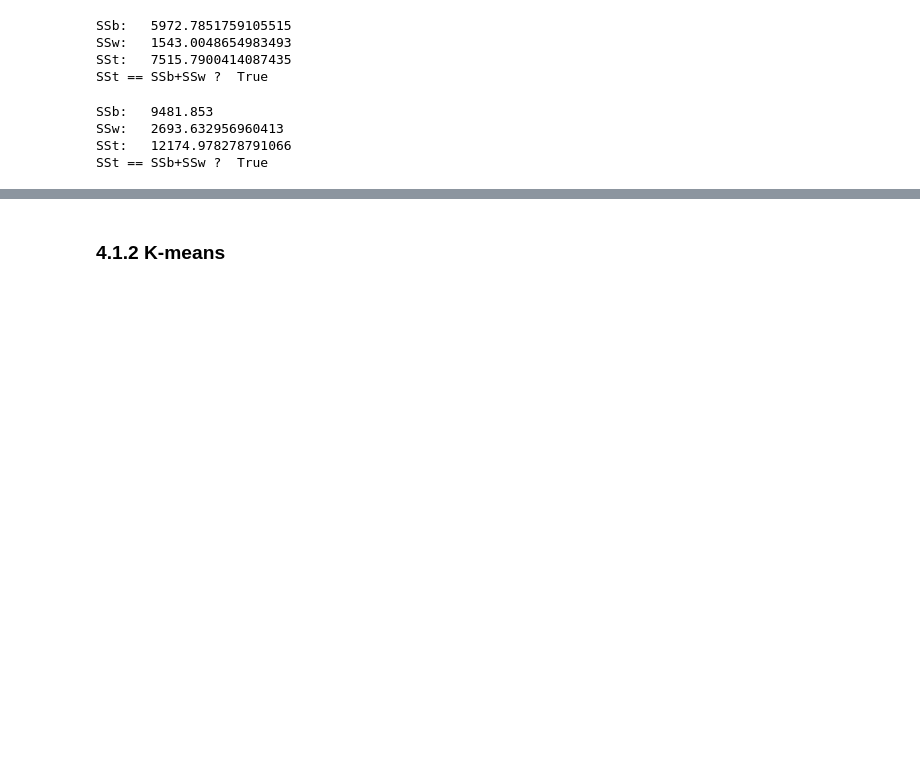
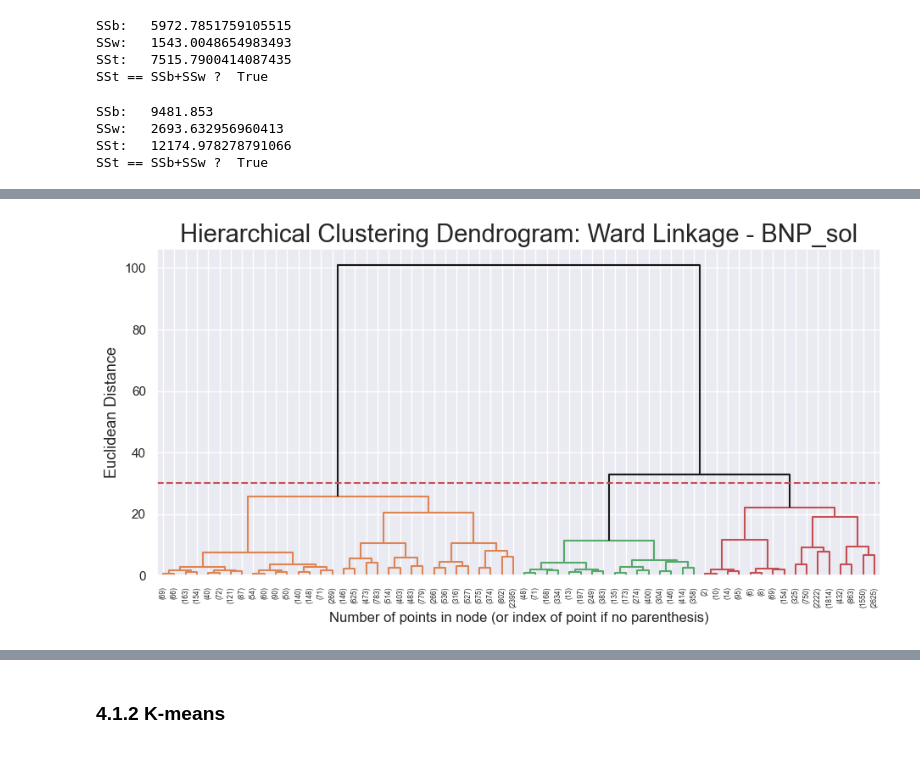
Before and after one commit to Alanog10/BNP-Paribas, a Jupyter notebook: Clustering.ipynb, the cells around one changed output, grey strips where cells are left out. Cells and saved outputs as stored; diff of their text form; code cells hidden in the pictures; blank space fills up the shorter version.

```diff
--- a/Clustering.ipynb
+++ b/Clustering.ipynb
@@ -1597,15 +1599,17 @@ linkage_matrix_sol= linkage(financial_data_sol, method="ward")
 # %%
 # plot the corresponding dendrogram
 sns.set()
 fig = plt.figure(figsize=(11,5))
-Y_THRESHOLD = 20
+Y_THRESHOLD = 30
 dendrogram(linkage_matrix_sol, truncate_mode='level', p=5, color_threshold=Y_THRESHOLD, above_threshold_color='k')
 
 plt.hlines(Y_THRESHOLD, 0, 1000, colors="r", linestyles="dashed")
 plt.title(f'Hierarchical Clustering Dendrogram: Ward Linkage - BNP_sol', fontsize=21)
 plt.xlabel('Number of points in node (or index of point if no parenthesis)')
 plt.ylabel(f'Euclidean Distance', fontsize=13)
 plt.show()
+# %% [output]
+[figure, added]
 # %%
 # 2 clusters
 
```
Also changed, not shown: parts of 58 cells of this notebook.
